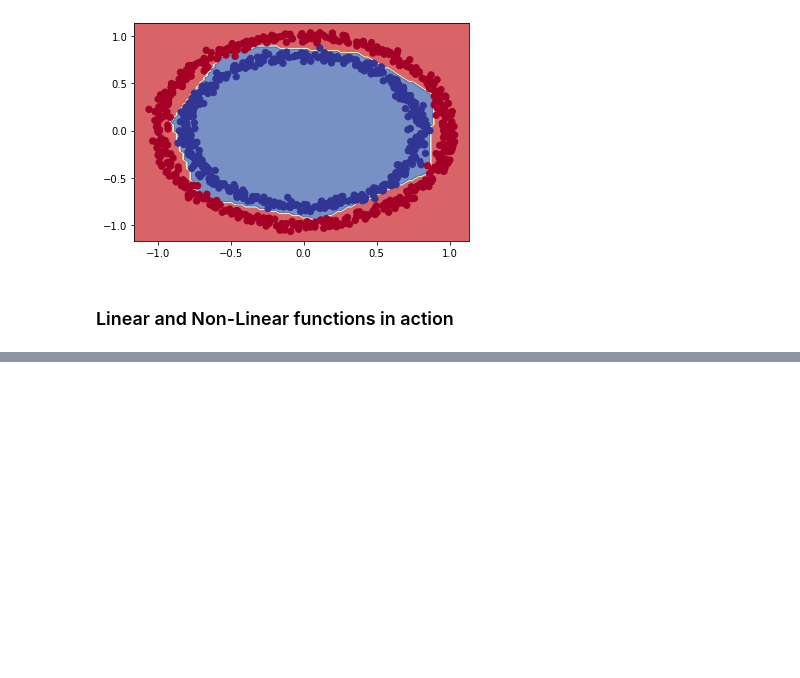
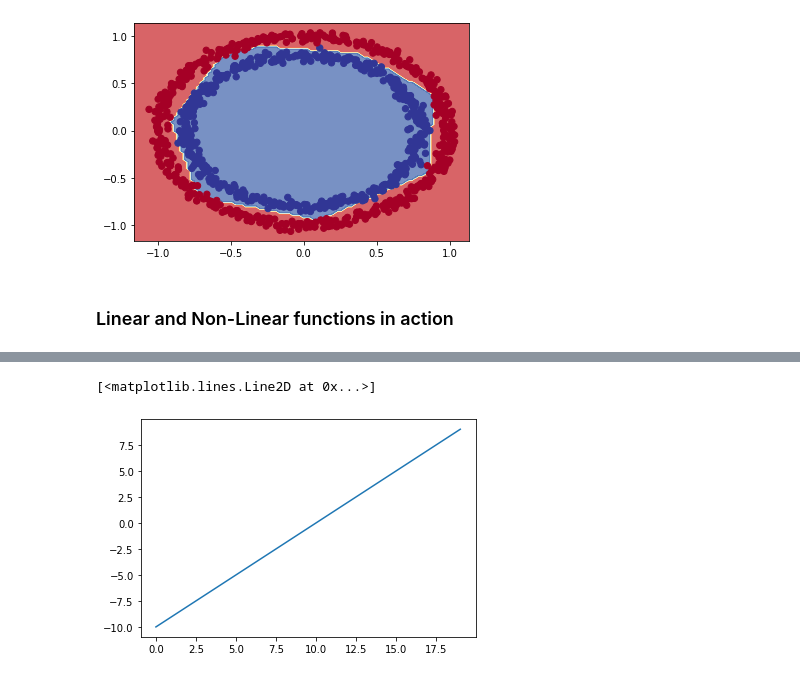
Before and after one commit to VinoJose/Tensorflow, a Jupyter notebook: 02_neural_network_classification_in_tensorflow.ipynb, the cells around one changed output, grey strips where cells are left out. Cells and saved outputs as stored; diff of their text form; code cells hidden in the pictures; blank space fills up the shorter version.

```diff
--- a/02_neural_network_classification_in_tensorflow.ipynb
+++ b/02_neural_network_classification_in_tensorflow.ipynb
@@ -357,0 +410,6 @@ doing binary classifcation...
+# %%
+# Let's try the Linear activation funcion
+plt.plot(tf.keras.activations.linear(A))
+# %% [output]
+[<matplotlib.lines.Line2D at 0x...>]
+[figure, added]
```
Also changed, not shown: parts of 6 cells of this notebook.
